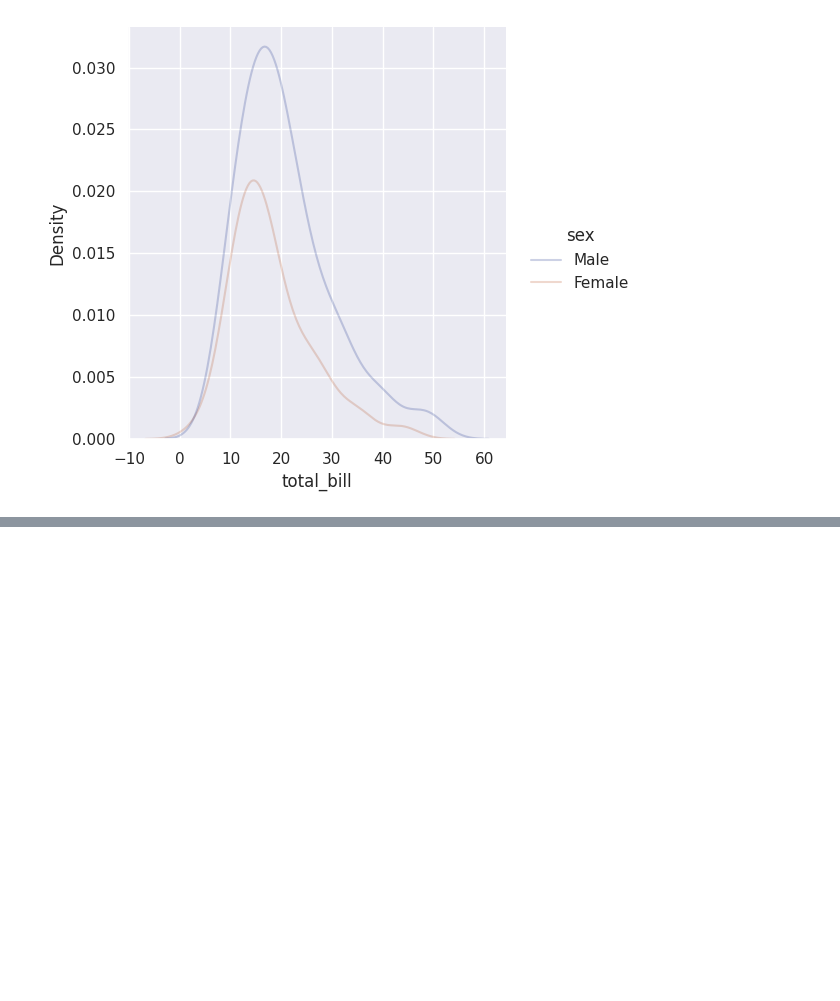
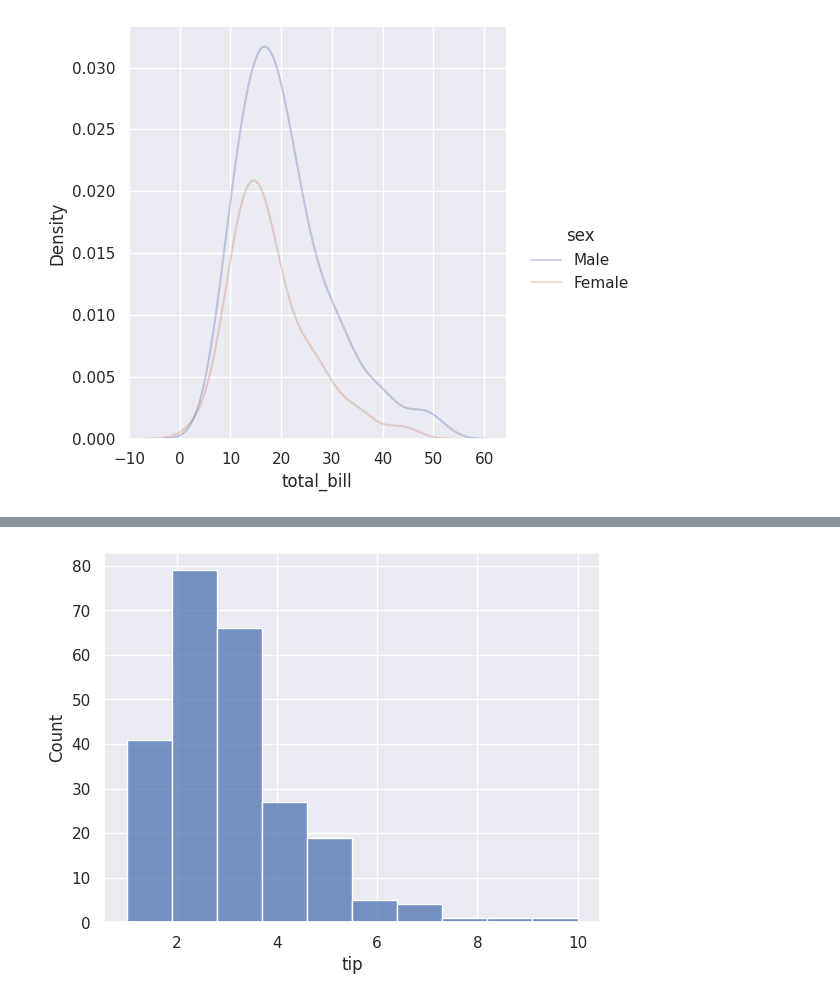
Before and after one commit to feracor/matplotlib_eaborn, a Jupyter notebook: 2_seaborn.ipynb, the cells around one changed output, grey strips where cells are left out. Saved outputs shown, nothing was run; the diff lists cells and outputs as text; code cells hidden in the pictures; blank space fills up the shorter version.

```diff
--- a/2_seaborn.ipynb
+++ b/2_seaborn.ipynb
@@ -70,0 +89,5 @@ plt.show()
+# %%
+sns.histplot(data=tips, x='tip', bins=10) #Ajuste de rango con 'bins', que es equivalente a número de barras
+plt.show()
+# %% [output]
+[figure, added]
```
Also changed, not shown: parts of 44 cells of this notebook.
